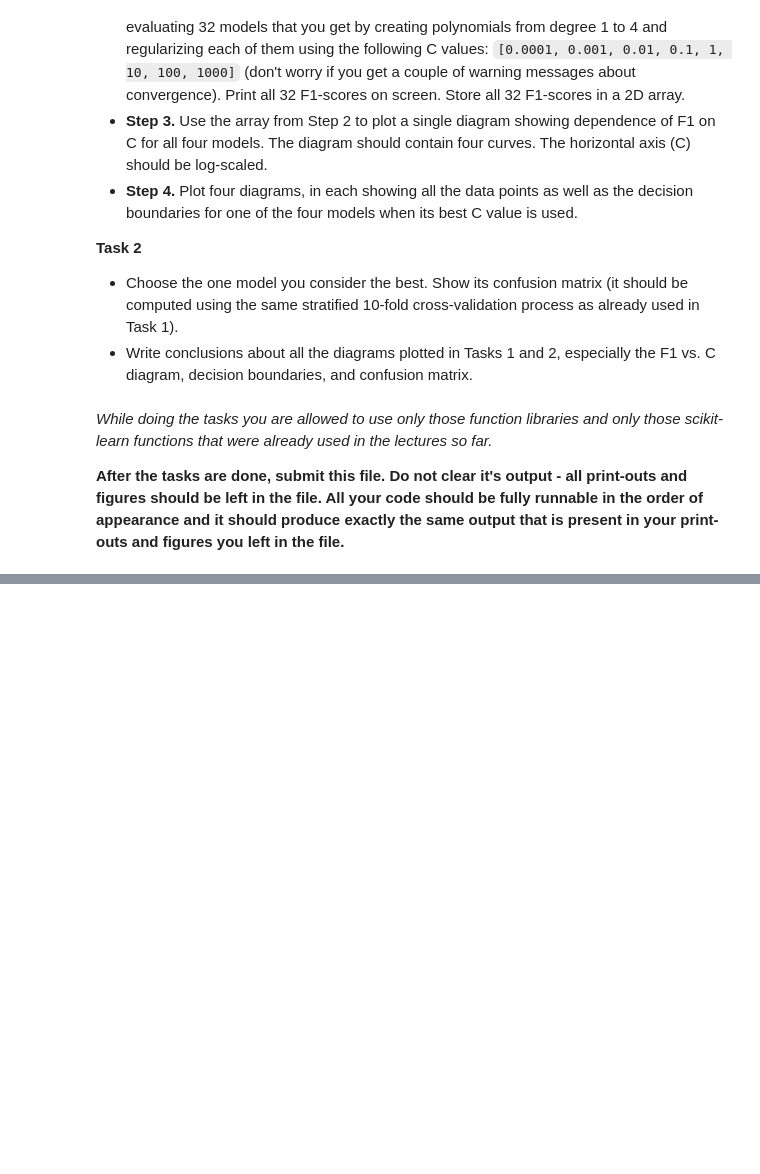
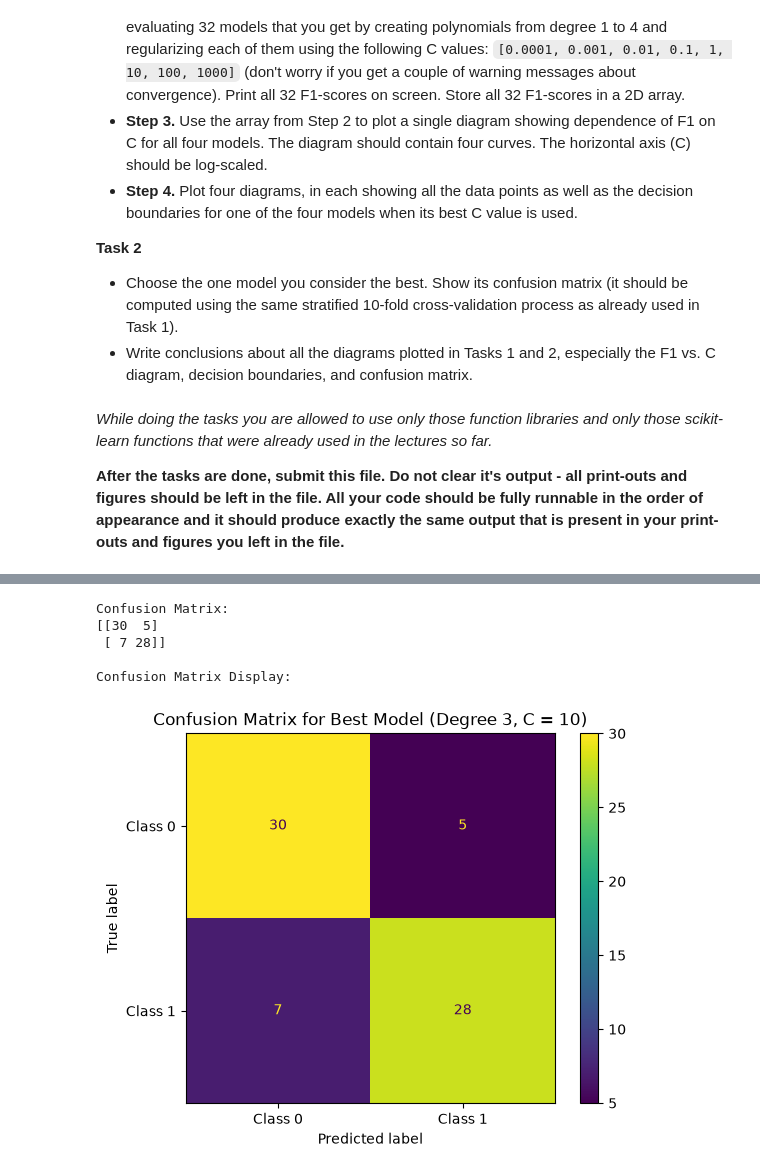
Before and after one commit to Sparkobbable/machine-learning-algorithms, a Jupyter notebook: 5_Assignment_EN.ipynb, the cells around one changed output, grey strips where cells are left out. Drawn from its saved outputs; the diff is of its cells as text; code cells hidden in the pictures; blank space fills up the shorter version.

```diff
--- a/5_Assignment_EN.ipynb
+++ b/5_Assignment_EN.ipynb
@@ -36,0 +185,28 @@ Your assignment consists of **two tasks**:
+# %%
+from sklearn.metrics import confusion_matrix, ConfusionMatrixDisplay
+
+# Degree 3 with C = 10 achieves the highest macro F1-score (0.8284)
+best_degree = 3
+best_C = 10
+
+poly_features_best = PolynomialFeatures(degree=best_degree, include_bias=False)
+X_poly_best = poly_features_best.fit_transform(X)
+
+best_model = LogisticRegression(C=best_C, random_state=42)
+yHat_best = cross_val_predict(best_model, X_poly_best, y, cv=skfcv)
+
+print("Confusion Matrix:")
+cm = confusion_matrix(y, yHat_best)
+print(cm)
+
+print("\nConfusion Matrix Display:")
+ConfusionMatrixDisplay.from_predictions(y, yHat_best, display_labels=['Class 0', 'Class 1'])
+plt.title(f"Confusion Matrix for Best Model (Degree {best_degree}, C = {best_C})")
+plt.show()
+# %% [output]
+Confusion Matrix:
+[[30  5]
+ [ 7 28]]
+
+Confusion Matrix Display:
+[figure, added]
```
Also changed, not shown: parts of 11 cells of this notebook.
